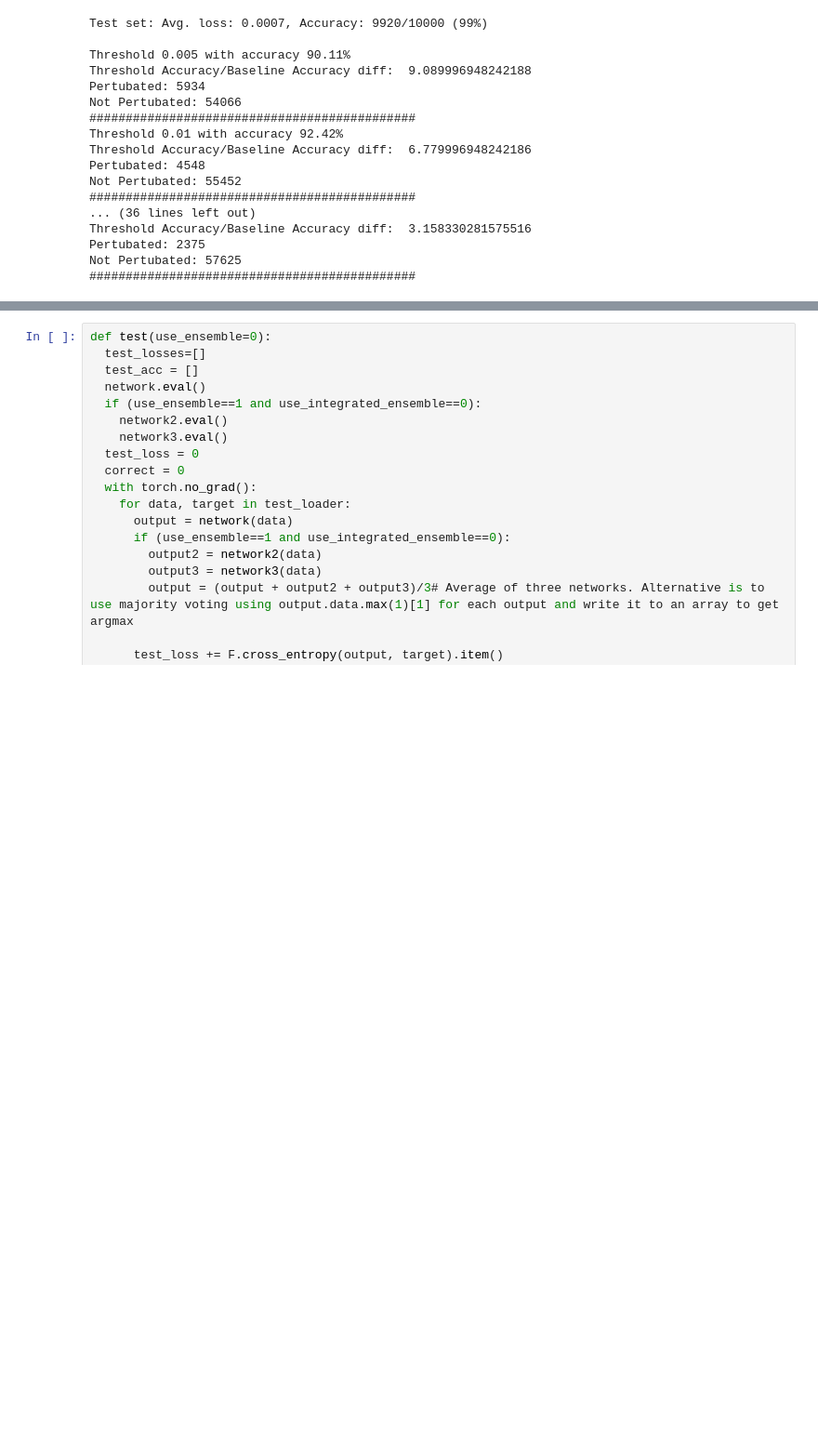
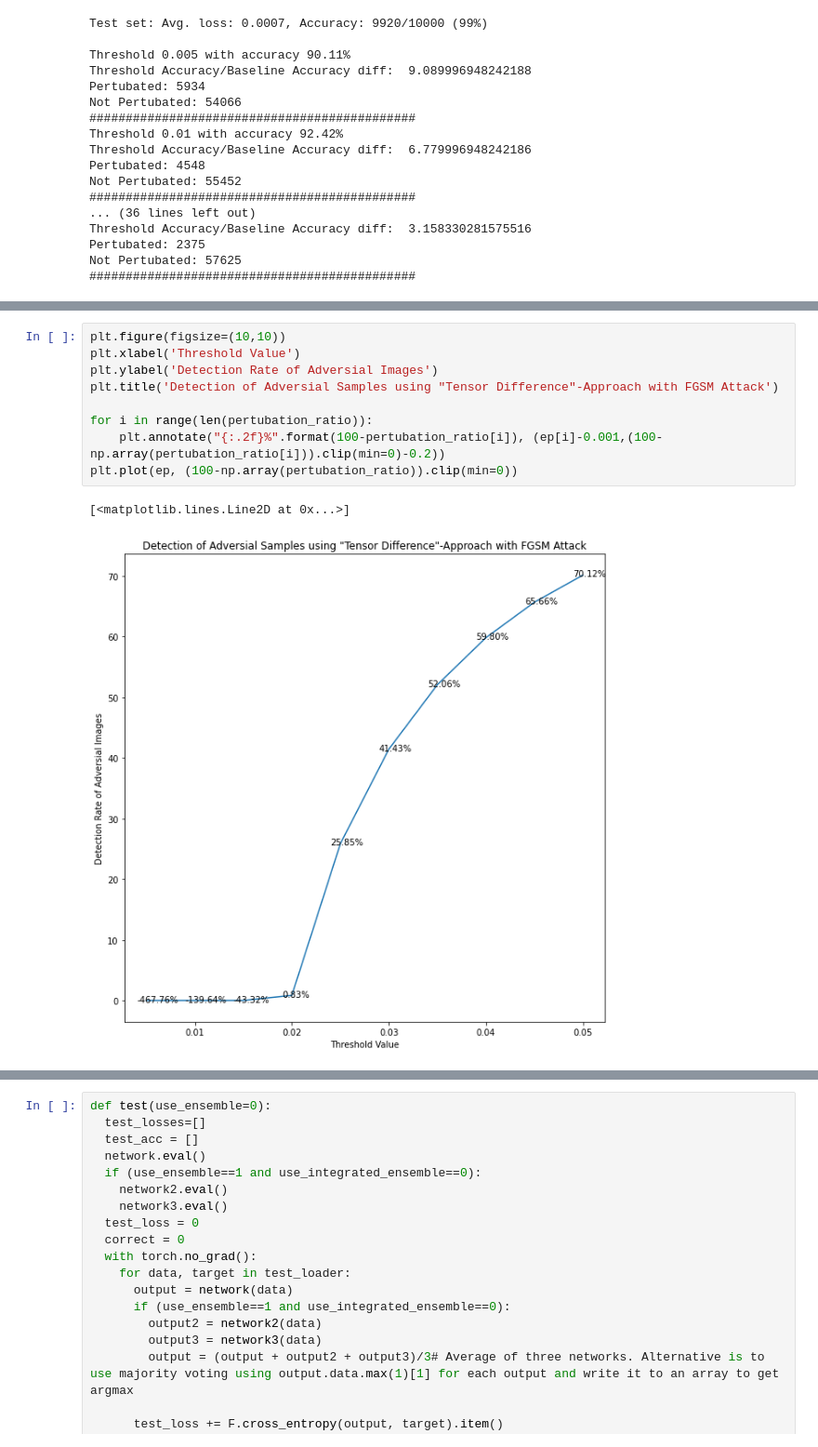
Before and after one commit to Caryox/adversarial-robustness, a Jupyter notebook: notepads/simple_cnn.ipynb, the cells around one changed output, grey strips where cells are left out. Shown at 93% size. Cells and saved outputs as stored; diff of their text form; blank space fills up the shorter version.

```diff
--- a/notepads/simple_cnn.ipynb
+++ b/notepads/simple_cnn.ipynb
@@ -707,0 +810,12 @@ len(pert_ratio)
+# %%
+plt.figure(figsize=(10,10))
+plt.xlabel('Threshold Value')
+plt.ylabel('Detection Rate of Adversial Images')
+plt.title('Detection of Adversial Samples using "Tensor Difference"-Approach with FGSM Attack')
+
+for i in range(len(pertubation_ratio)):
+    plt.annotate("{:.2f}%".format(100-pertubation_ratio[i]), (ep[i]-0.001,(100-np.array(pertubation_ratio[i])).clip(min=0)-0.2))
+plt.plot(ep, (100-np.array(pertubation_ratio)).clip(min=0))
+# %% [output]
+[<matplotlib.lines.Line2D at 0x...>]
+[figure, added]
```
Also changed, not shown: parts of 6 cells of this notebook.
